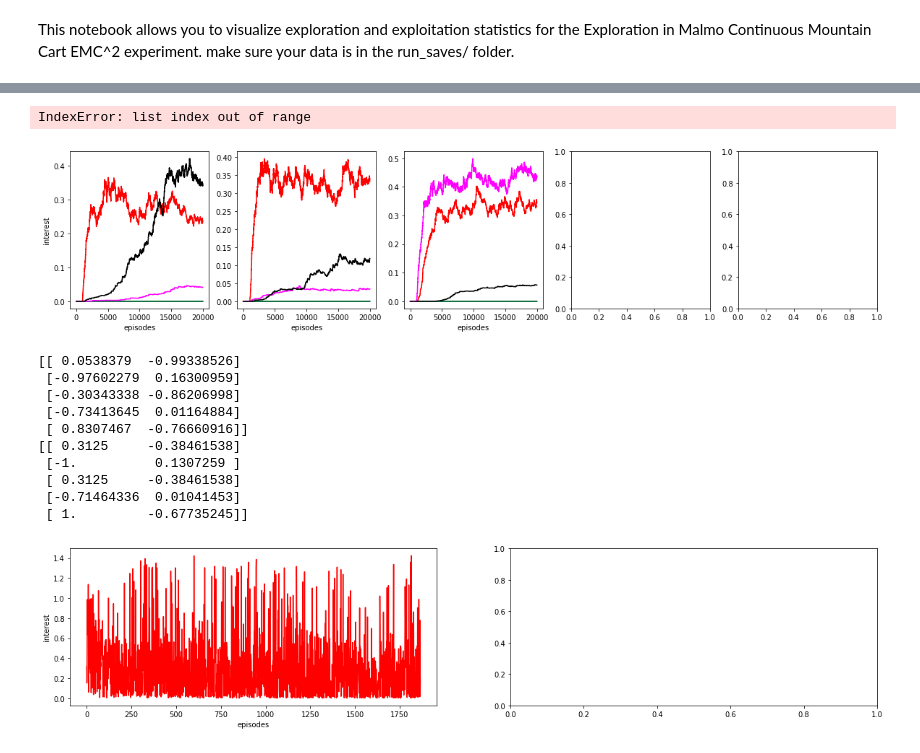
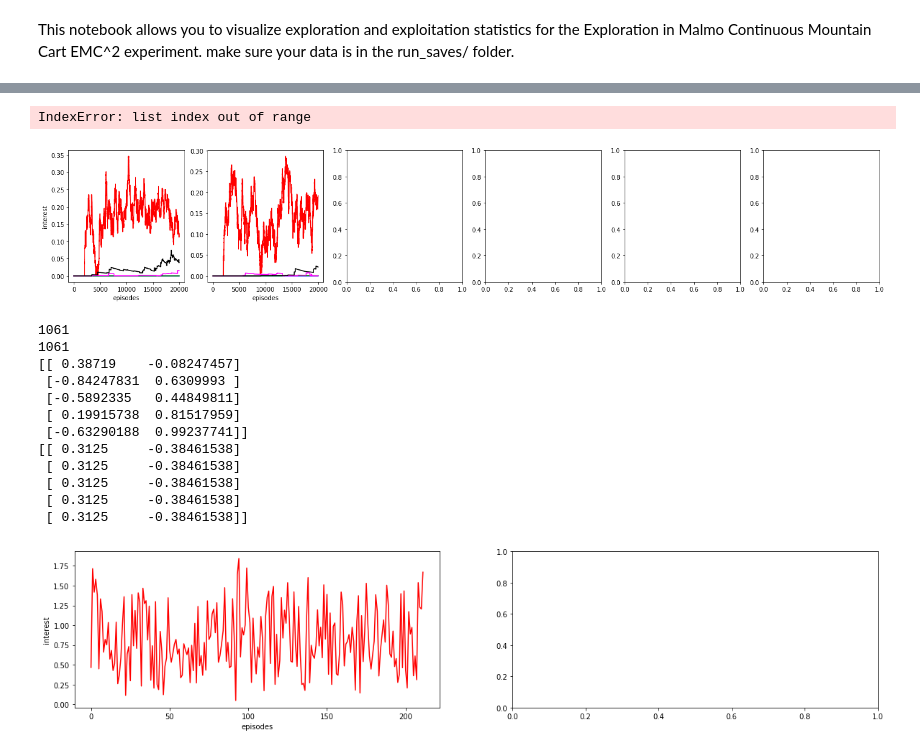
Before and after one commit to rPortelas/malmo_mountain_cart, a Jupyter notebook: data_visualization_emmc.ipynb, the cells around one changed output, grey strips where cells are left out. Drawn from its saved outputs; the diff is of its cells as text; code cells hidden in the pictures.

Commit message:
random motor throughout learning and new interest less noisy

```diff
--- a/data_visualization_emmc.ipynb
+++ b/data_visualization_emmc.ipynb
@@ -14,12 +14,12 @@ import imageio
 from scipy.spatial import distance
 # %%
 # Step 1 load data
-nb_runs = 4
+nb_runs = 2
 #model_full_names = ["Random Single Goal Space", "Flat Random Goal Babbling"]#, "Random Model Babbling", "Active Model Babbling"]
 #model_full_names = ["RANDOM", "Flat Random Goal Babbling", "Random Model Babbling", "Active Model Babbling"]
-model_full_names = ["RANDOM","Flat Random Goal Babbling", "Random Model Babbling", "Active Model Babbling"]
-model_filenames = ["emmccpu_random", "emmccpu_f_rgb","emmccpu_rmb","emmccpu_amb"]
-titles = ['RND','F-RGB', 'RMB', 'AMB']
+model_full_names = ["Flat Random Goal Babbling", "Random Model Babbling", "Active Model Babbling"]
+model_filenames = ["emmccpufast_f_rgb","emmccpufast_rmb","emmccpufast_amb"]
+titles = ['F-RGB', 'RMB', 'AMB']
 #model_filenames = ["emmcmid_random","emmcmid_f_rgb","emmcmid_rmb","emmcmid_amb"]
 #model_filenames = ["random","dist_fmb","dist_rmb","dist_amb"]
 nb_models = len(model_filenames)
@@ -151,8 +146,8 @@ def compact_explo_maps(max_episodes=None, run_nb=0):
             plot_agent_pos_exploration(ax[i], b_k['end_agent_x'][:max_episodes],
                                         b_k['end_agent_z'][:max_episodes],
                                         b_k['end_cart_x'][:max_episodes], titles[i])
-            ax[i].plot(b_k['end_pickaxe_x'][:max_episodes],b_k['end_pickaxe_z'][:max_episodes],'g.',markersize=20)
-            ax[i].plot(b_k['end_shovel_x'][:max_episodes],b_k['end_shovel_z'][:max_episodes],'b.',markersize=2)
+            ax[i].plot(b_k['end_pickaxe_x'][:max_episodes],b_k['end_pickaxe_z'][:max_episodes],'g.',markersize=8)
+            ax[i].plot(b_k['end_shovel_x'][:max_episodes],b_k['end_shovel_z'][:max_episodes],'b.',markersize=8)
         #add pickaxe and shovel positions
     plt.tight_layout(pad=-1.0)
 
@@ -512,9 +456,9 @@ plot_steps = np.arange(0,nb_episodes+step_size,step_size)
 colors = ['red','blue','green','magenta','black','cyan','orange']
 shades_colors = ['lightsalmon','skyblue','lightgreen','violet']
 title_info = ["agent", "pickaxe", "shovel", "blocks", "cart"]
-model_names = ["rnd","fgb","rmb","amb"]
+model_names = ["fgb","rmb","amb"]
 metric = ["agent","pickaxe","shovel","blocks","cart"]
-maxes=[75]*5
+maxes=[85]*5
 # Averaged plots
 f, (ax0, ax1, ax2, ax3, ax4) = plt.subplots(1,5,figsize=(20,4))
 ax = (ax0, ax1, ax2, ax3, ax4)
@@ -528,5 +472,5 @@ for j, (models_mean_explo, models_std_explo) in enumerate(zip(metrics_mean_explo
                       y_min=0,y_max=maxes[j], title=title+title_info[j], legend=True)
 
 #plt.savefig("grid_cell_exploration.pdf", bbox_inches='tight')
-plt.savefig("grid_cell_exploration.png", bbox_inches='tight')
+#plt.savefig("grid_cell_exploration_samebt.png", bbox_inches='tight')
 plt.show()
@@ -612,33 +541,33 @@ plt.show()
 # %%
 def plot_interests(ax,subplot_nb,interest_dict, legend=True, labels=None):
     colors = ['red','blue','green','magenta','black','cyan','orange']
     for i,(name,interests) in enumerate(sorted(interest_dict.items())):
         #print(name)
         if labels is not None:
             ax.plot(interests, color=colors[i], label=labels[i],linewidth=1.5)
         else:
             ax.plot(interests, color=colors[i], label=name.replace('_',' '),linewidth=1.5)
     if subplot_nb == 0:
         ax.set_ylabel('interest')
 
     ax.set_xlabel('episodes')
     if legend:
         leg = ax.legend(loc='upper left')
         for legobj in leg.legendHandles:
             legobj.set_linewidth(4.0)
 
 short_labels = ['agent','bread','cart','distr 1','distr 2','distr 3', 'distr 4']
 
 # Plot interest curves:
-f, (ax0, ax1, ax2, ax3, ax4) = plt.subplots(1,5,figsize=(20,4))
-ax = (ax0, ax1, ax2, ax3, ax4)
-for i in range(4):
+f, (ax0, ax1, ax2, ax3, ax4, ax5) = plt.subplots(1,6,figsize=(24,4))
+ax = (ax0, ax1, ax2, ax3, ax4, ax5)
+for i in range(6):
     ints = saves[model_filenames[2]][i]['interests']
     plot_interests(ax[i],i,ints,legend=False,labels=None)
-#plt.savefig("interests.png", bbox_inches='tight')
+plt.savefig("interests_samebt.png", bbox_inches='tight')
 # %% [output]
 IndexError: list index out of range
-[figure, old version]
+[figure, new version]
 # %%
 # Plot competence evolution for amb runs
 f, (ax0, ax1) = plt.subplots(1,2,figsize=(20,4))
@@ -649,8 +578,10 @@ for i in range(1):
     dists = {}
     for m_name in m_names:
 
-        all_goals = saves[model_filenames[2]][2]['modules'][m_name].generated_goals
-        all_outs = saves[model_filenames[2]][2]['modules'][m_name].observed_outcomes
+        all_goals = saves[model_filenames[2]][1]['modules'][m_name].generated_goals
+        all_outs = saves[model_filenames[2]][1]['modules'][m_name].observed_outcomes
+        print(len(all_goals))
+        print(len(all_outs))
         goals = np.array([all_goals[k-1] for k in range(5,len(all_goals),5)])
         outs = np.array([all_outs[k-1] for k in range(5,len(all_outs),5)])
         print(goals[-5:])
@@ -666,17 +597,19 @@ for i in range(1):
 #     print("h")
     plot_interests(ax[i],i,dists,legend=False,labels=None)
 # %% [output]
-[[ 0.0538379  -0.99338526]
- [-0.97602279  0.16300959]
- [-0.30343338 -0.86206998]
- [-0.73413645  0.01164884]
- [ 0.8307467  -0.76660916]]
+1061
+1061
+[[ 0.38719    -0.08247457]
+ [-0.84247831  0.6309993 ]
+ [-0.5892335   0.44849811]
+ [ 0.19915738  0.81517959]
+ [-0.63290188  0.99237741]]
 [[ 0.3125     -0.38461538]
- [-1.          0.1307259 ]
  [ 0.3125     -0.38461538]
- [-0.71464336  0.01041453]
- [ 1.         -0.67735245]]
+ [ 0.3125     -0.38461538]
+ [ 0.3125     -0.38461538]
+ [ 0.3125     -0.38461538]]
-[figure, old version]
+[figure, new version]
 # %%
 # get interest curves names:
 labels_2 = [s.replace('_',' ') for s in np.unique(saves[model_filenames[3]][0]['choosen_modules'])]
```
Also changed, not shown: parts of 11 cells of this notebook, 6 other files.
